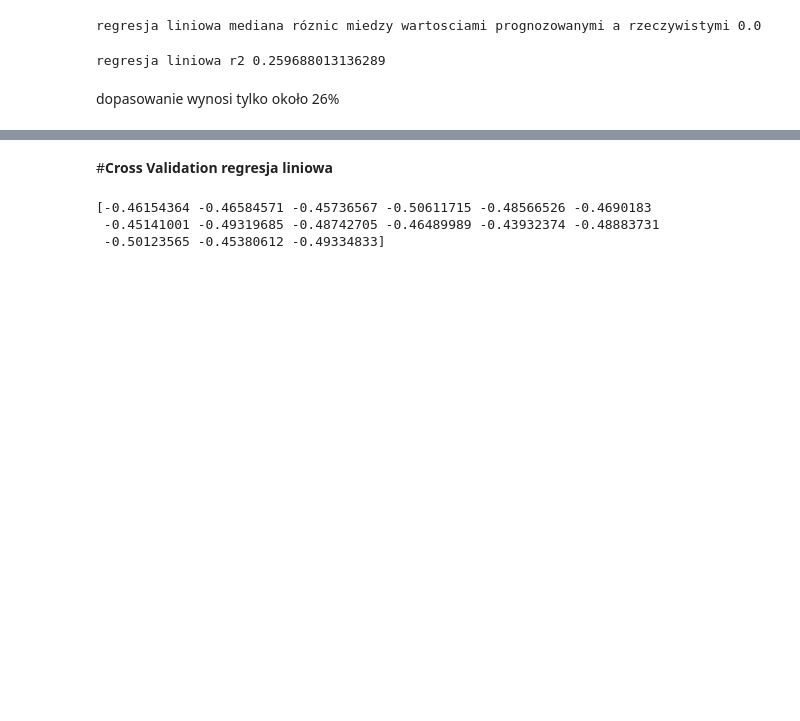
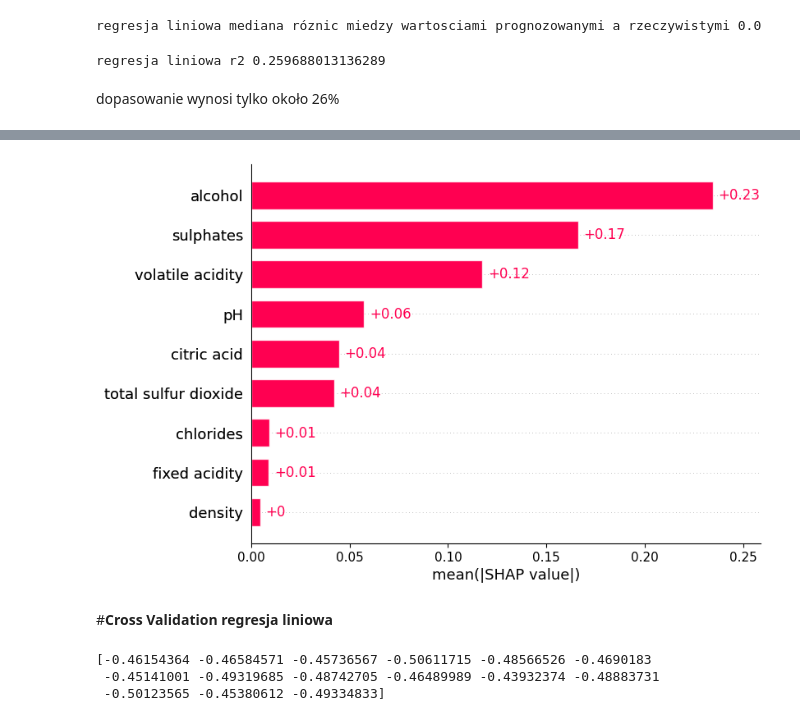
Before and after one commit to aleksandrast12/PUM_projekt, a Jupyter notebook: Projekt.ipynb, the cells around one changed output, grey strips where cells are left out. Saved outputs shown, nothing was run; the diff lists cells and outputs as text; code cells hidden in the pictures; blank space fills up the shorter version.

```diff
--- a/Projekt.ipynb
+++ b/Projekt.ipynb
@@ -165,0 +202,9 @@ dopasowanie wynosi tylko około 26%
+# %%
+import shap
+shap.initjs()
+# Create the explainer
+explainer = shap.explainers.Linear(linReg, X_train)
+# Evaluate SHAP values
+shap_values = explainer(X_test)
+shap.plots.bar(shap_values)
+# %% [output]
@@ -166,3 +212,4 @@ dopasowanie wynosi tylko około 26%
+[figure, added]
 # %% [markdown]
 #**Cross Validation regresja liniowa**
 # %%
```
Also changed, not shown: parts of 23 cells of this notebook.
